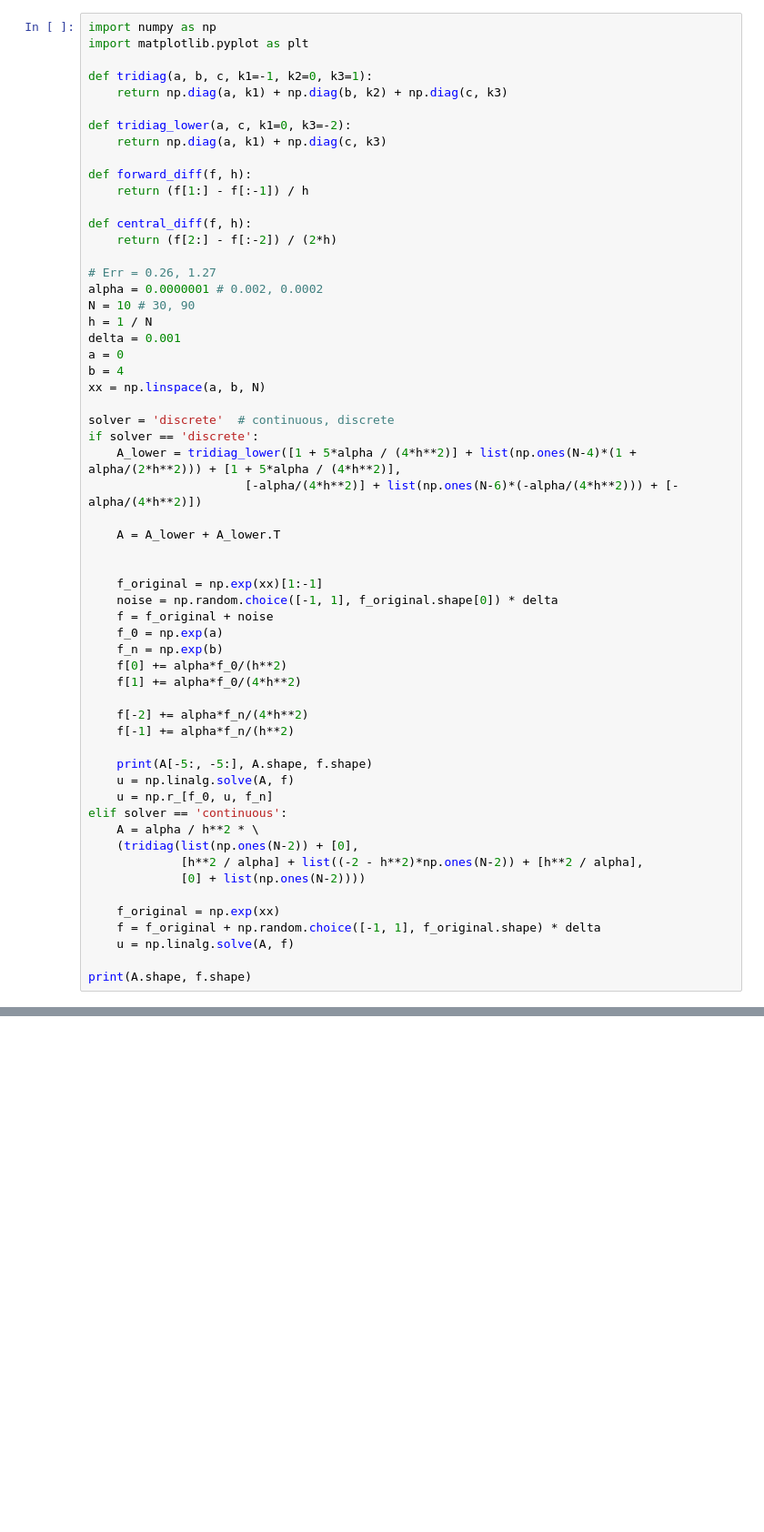
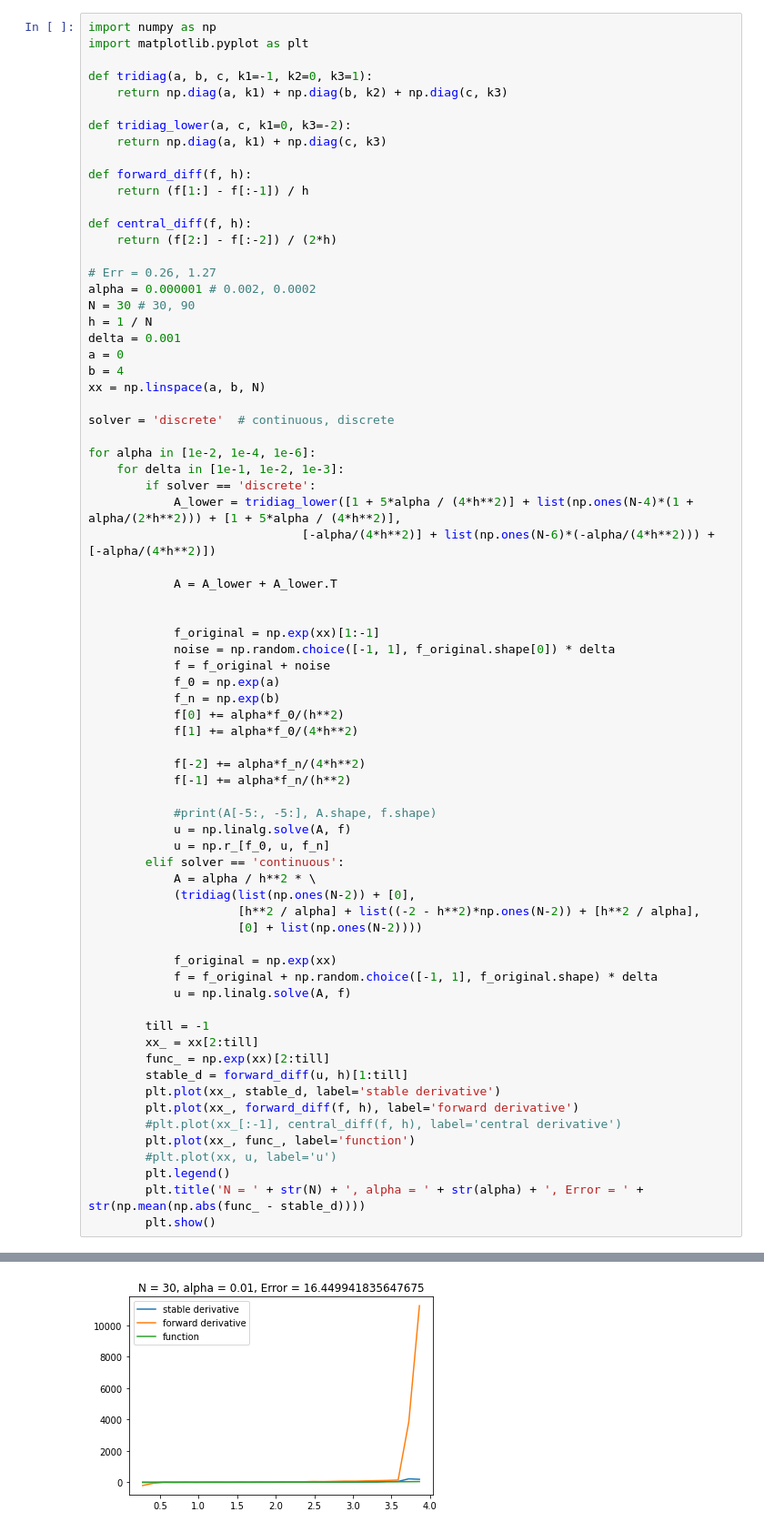
Before and after one commit to valentyn1boreiko/mathematical_image_processing, a Jupyter notebook: excercise_3.ipynb, the cells around one changed output, grey strips where cells are left out. Shown at 91% size. Drawn from its saved outputs; the diff is of its cells as text; blank space fills up the shorter version.

```diff
--- a/excercise_3.ipynb
+++ b/excercise_3.ipynb
@@ -15,8 +15,8 @@ def central_diff(f, h):
     return (f[2:] - f[:-2]) / (2*h)
 
 # Err = 0.26, 1.27
-alpha = 0.0000001 # 0.002, 0.0002
-N = 10 # 30, 90
+alpha = 0.000001 # 0.002, 0.0002
+N = 30 # 30, 90
 h = 1 / N
 delta = 0.001
 a = 0
@@ -24,36 +24,50 @@ b = 4
 xx = np.linspace(a, b, N)
 
 solver = 'discrete'  # continuous, discrete
-if solver == 'discrete':
-    A_lower = tridiag_lower([1 + 5*alpha / (4*h**2)] + list(np.ones(N-4)*(1 + alpha/(2*h**2))) + [1 + 5*alpha / (4*h**2)],
-                      [-alpha/(4*h**2)] + list(np.ones(N-6)*(-alpha/(4*h**2))) + [-alpha/(4*h**2)])
 
-    A = A_lower + A_lower.T
+for alpha in [1e-2, 1e-4, 1e-6]:
+    for delta in [1e-1, 1e-2, 1e-3]:
+        if solver == 'discrete':
+            A_lower = tridiag_lower([1 + 5*alpha / (4*h**2)] + list(np.ones(N-4)*(1 + alpha/(2*h**2))) + [1 + 5*alpha / (4*h**2)],
+                              [-alpha/(4*h**2)] + list(np.ones(N-6)*(-alpha/(4*h**2))) + [-alpha/(4*h**2)])
+
+            A = A_lower + A_lower.T
 
 
-    f_original = np.exp(xx)[1:-1]
-    noise = np.random.choice([-1, 1], f_original.shape[0]) * delta
-    f = f_original + noise
-    f_0 = np.exp(a)
-    f_n = np.exp(b)
-    f[0] += alpha*f_0/(h**2)
-    f[1] += alpha*f_0/(4*h**2)
+            f_original = np.exp(xx)[1:-1]
+            noise = np.random.choice([-1, 1], f_original.shape[0]) * delta
+            f = f_original + noise
+            f_0 = np.exp(a)
+            f_n = np.exp(b)
+            f[0] += alpha*f_0/(h**2)
+            f[1] += alpha*f_0/(4*h**2)
 
-    f[-2] += alpha*f_n/(4*h**2)
-    f[-1] += alpha*f_n/(h**2)
+            f[-2] += alpha*f_n/(4*h**2)
+            f[-1] += alpha*f_n/(h**2)
 
-    print(A[-5:, -5:], A.shape, f.shape)
-    u = np.linalg.solve(A, f)
-    u = np.r_[f_0, u, f_n]
-elif solver == 'continuous':
-    A = alpha / h**2 * \
-    (tridiag(list(np.ones(N-2)) + [0],
-             [h**2 / alpha] + list((-2 - h**2)*np.ones(N-2)) + [h**2 / alpha],
-             [0] + list(np.ones(N-2))))
+            #print(A[-5:, -5:], A.shape, f.shape)
+            u = np.linalg.solve(A, f)
+            u = np.r_[f_0, u, f_n]
+        elif solver == 'continuous':
+            A = alpha / h**2 * \
+            (tridiag(list(np.ones(N-2)) + [0],
+                     [h**2 / alpha] + list((-2 - h**2)*np.ones(N-2)) + [h**2 / alpha],
+                     [0] + list(np.ones(N-2))))
 
-    f_original = np.exp(xx)
-    f = f_original + np.random.choice([-1, 1], f_original.shape) * delta
-    u = np.linalg.solve(A, f)
+            f_original = np.exp(xx)
+            f = f_original + np.random.choice([-1, 1], f_original.shape) * delta
+            u = np.linalg.solve(A, f)
 
-print(A.shape, f.shape)
+        till = -1
+        xx_ = xx[2:till]
+        func_ = np.exp(xx)[2:till]
+        stable_d = forward_diff(u, h)[1:till]
+        plt.plot(xx_, stable_d, label='stable derivative')
+        plt.plot(xx_, forward_diff(f, h), label='forward derivative')
+        #plt.plot(xx_[:-1], central_diff(f, h), label='central derivative')
+        plt.plot(xx_, func_, label='function')
+        #plt.plot(xx, u, label='u')
+        plt.legend()
+        plt.title('N = ' + str(N) + ', alpha = ' + str(alpha) + ', Error = ' + str(np.mean(np.abs(func_ - stable_d))))
+        plt.show()
 # %% [output]
@@ -65,0 +74 @@ print(A.shape, f.shape)
+[figure, added]
```
Also changed, not shown: parts of 10 cells of this notebook.
